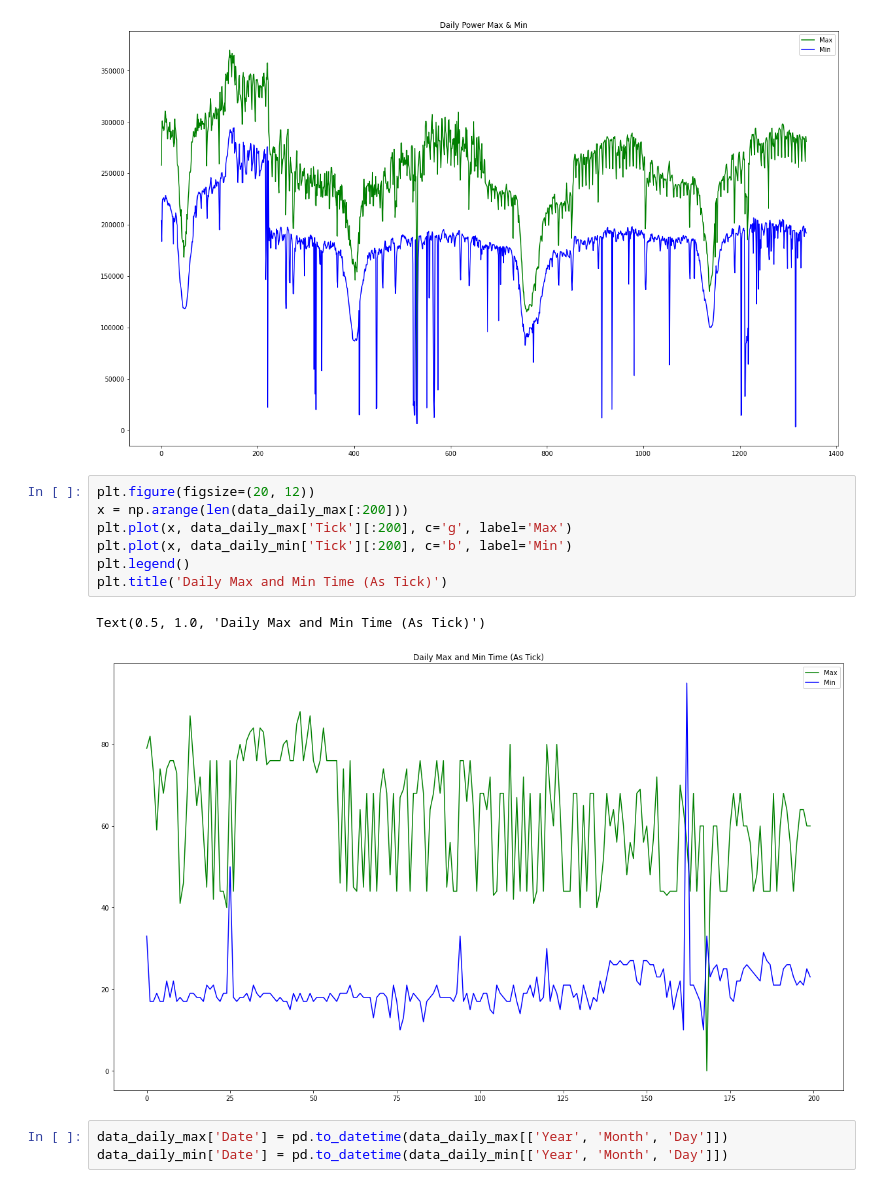
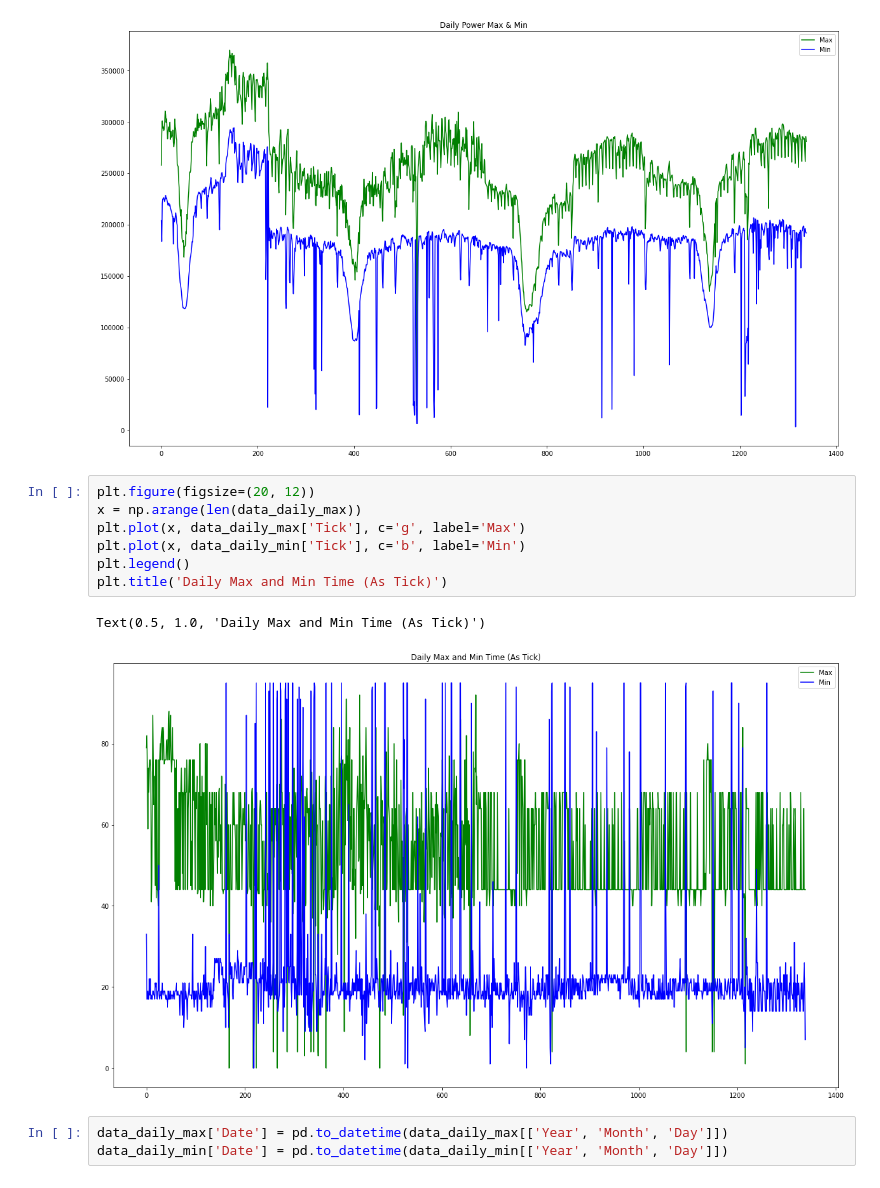
Before and after one commit to W1ndness/Kaggle, a Jupyter notebook: data-analysis-07-lstm.ipynb, the cells around one changed output. Saved outputs shown, nothing was run; the diff lists cells and outputs as text.

Commit message:
Kaggle Notebook | Data-Analysis-07-LSTM | Version 21

```diff
--- a/data-analysis-07-lstm.ipynb
+++ b/data-analysis-07-lstm.ipynb
@@ -577,14 +575,14 @@ Text(0.5, 1.0, 'Daily Power Max & Min')
 [figure]
 # %%
 plt.figure(figsize=(20, 12))
-x = np.arange(len(data_daily_max[:200]))
-plt.plot(x, data_daily_max['Tick'][:200], c='g', label='Max')
-plt.plot(x, data_daily_min['Tick'][:200], c='b', label='Min')
+x = np.arange(len(data_daily_max))
+plt.plot(x, data_daily_max['Tick'], c='g', label='Max')
+plt.plot(x, data_daily_min['Tick'], c='b', label='Min')
 plt.legend()
 plt.title('Daily Max and Min Time (As Tick)')
 # %% [output]
 Text(0.5, 1.0, 'Daily Max and Min Time (As Tick)')
-[figure, old version]
+[figure, new version]
 # %%
 data_daily_max['Date'] = pd.to_datetime(data_daily_max[['Year', 'Month', 'Day']])
 data_daily_min['Date'] = pd.to_datetime(data_daily_min[['Year', 'Month', 'Day']])
```
Also changed, not shown: parts of 45 cells of this notebook.
